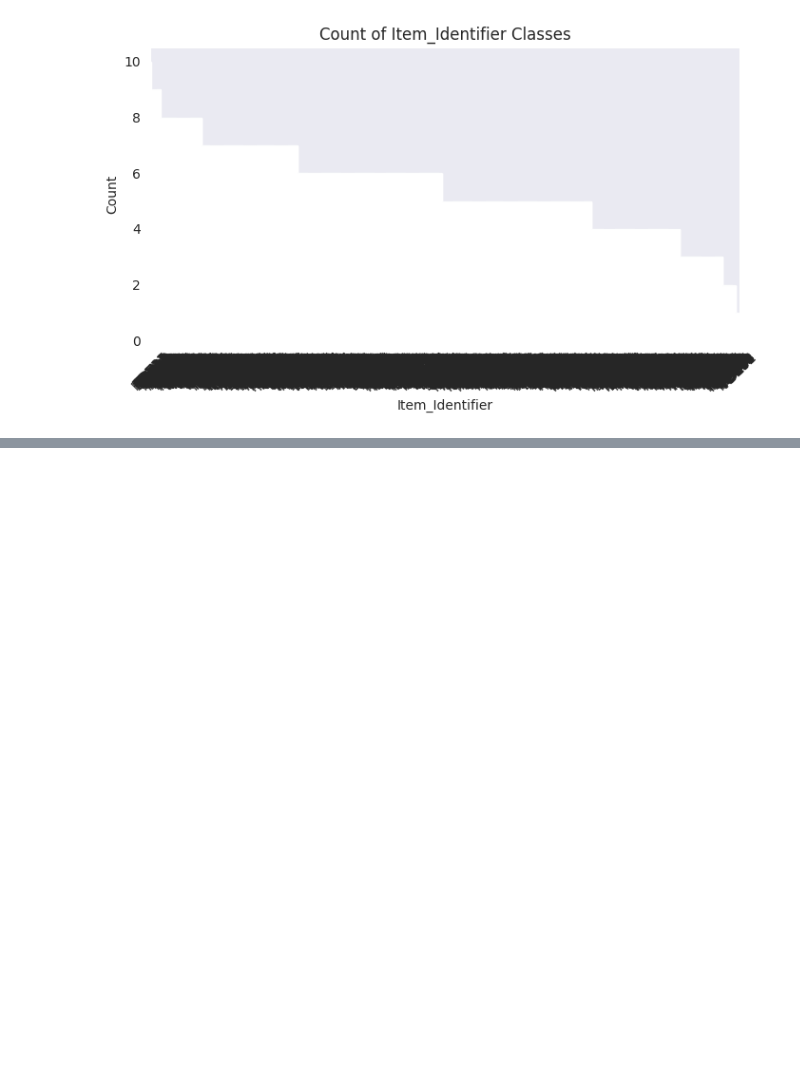
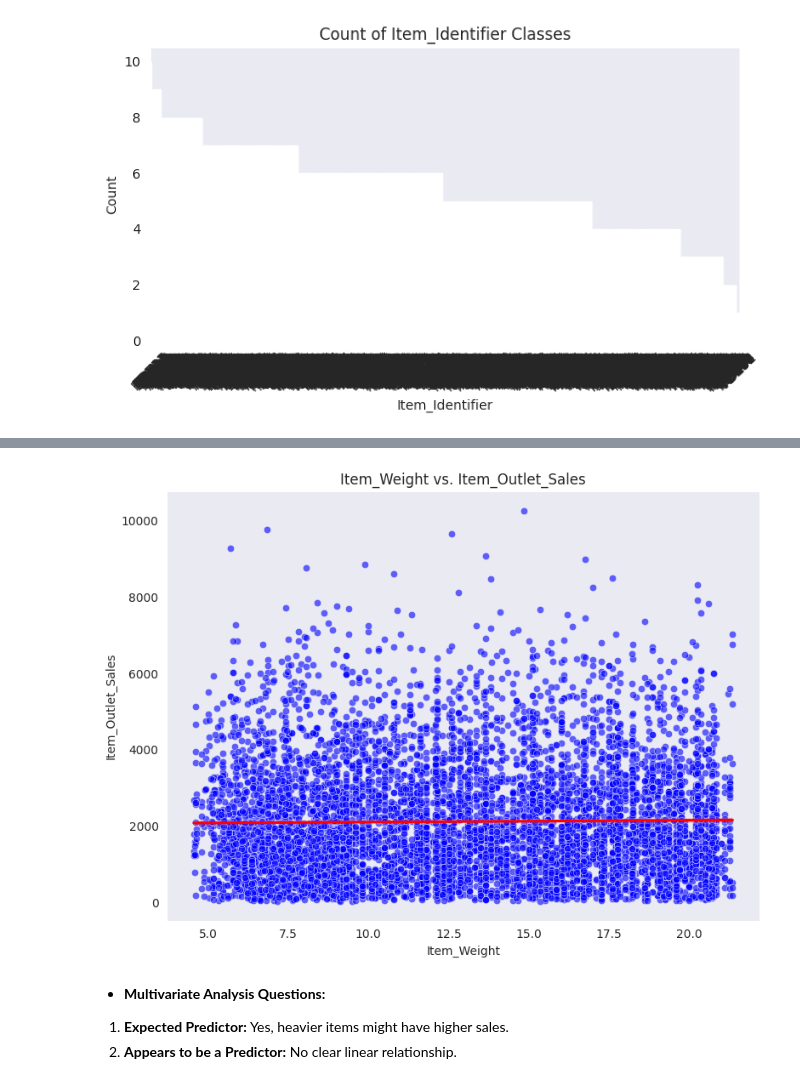
Before and after one commit to baraa-hakawati/Prediction-of-Product-Sales, a Jupyter notebook: Prediction_of_Product_Sales.ipynb, the cells around one changed output, grey strips where cells are left out. Saved outputs shown, nothing was run; the diff lists cells and outputs as text; code cells hidden in the pictures; blank space fills up the shorter version.

```diff
--- a/Prediction_of_Product_Sales.ipynb
+++ b/Prediction_of_Product_Sales.ipynb
@@ -328,7 +328,7 @@ def plot_categorical_vs_target(df, x, y='Item_Outlet_Sales', figsize=(8, 6), ord
     plt.show()
 # %%
 # Npw, we have to creat a function for numerical features vs the target
-def plot_numerical_vs_target(df, x, y='Item_Outlet_Sales', figsize=(8, 6)):
+def num_vs_target(df, x, y='Item_Outlet_Sales', figsize=(8, 6)):
     plt.figure(figsize=figsize)
     sns.scatterplot(data=df, x=x, y=y, alpha=0.6, color='blue')
     sns.regplot(data=df, x=x, y=y, scatter=False, color='red')
@@ -354,0 +384,9 @@ cat_feature(df, 'Item_Identifier')
+# %%
+# Multivariate visualization (vs. Item_Outlet_Sales)
+num_vs_target(df, x='Item_Weight')
+# %% [output]
+[figure, added]
+# %% [markdown]
+- **Multivariate Analysis Questions:**
+1. **Expected Predictor:** Yes, heavier items might have higher sales.
+2. **Appears to be a Predictor:** No clear linear relationship.
```
Also changed, not shown: parts of 7 cells of this notebook.
